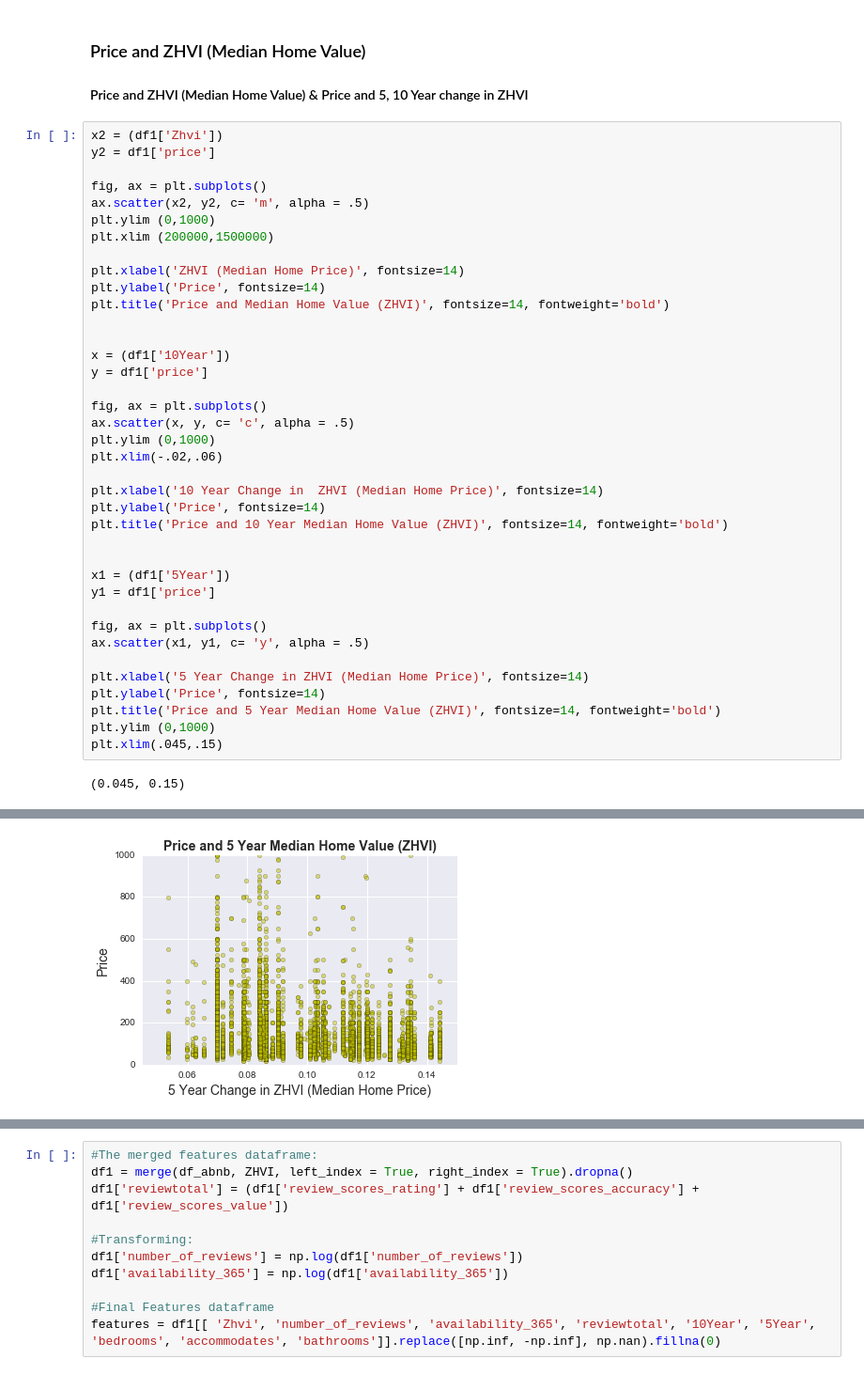
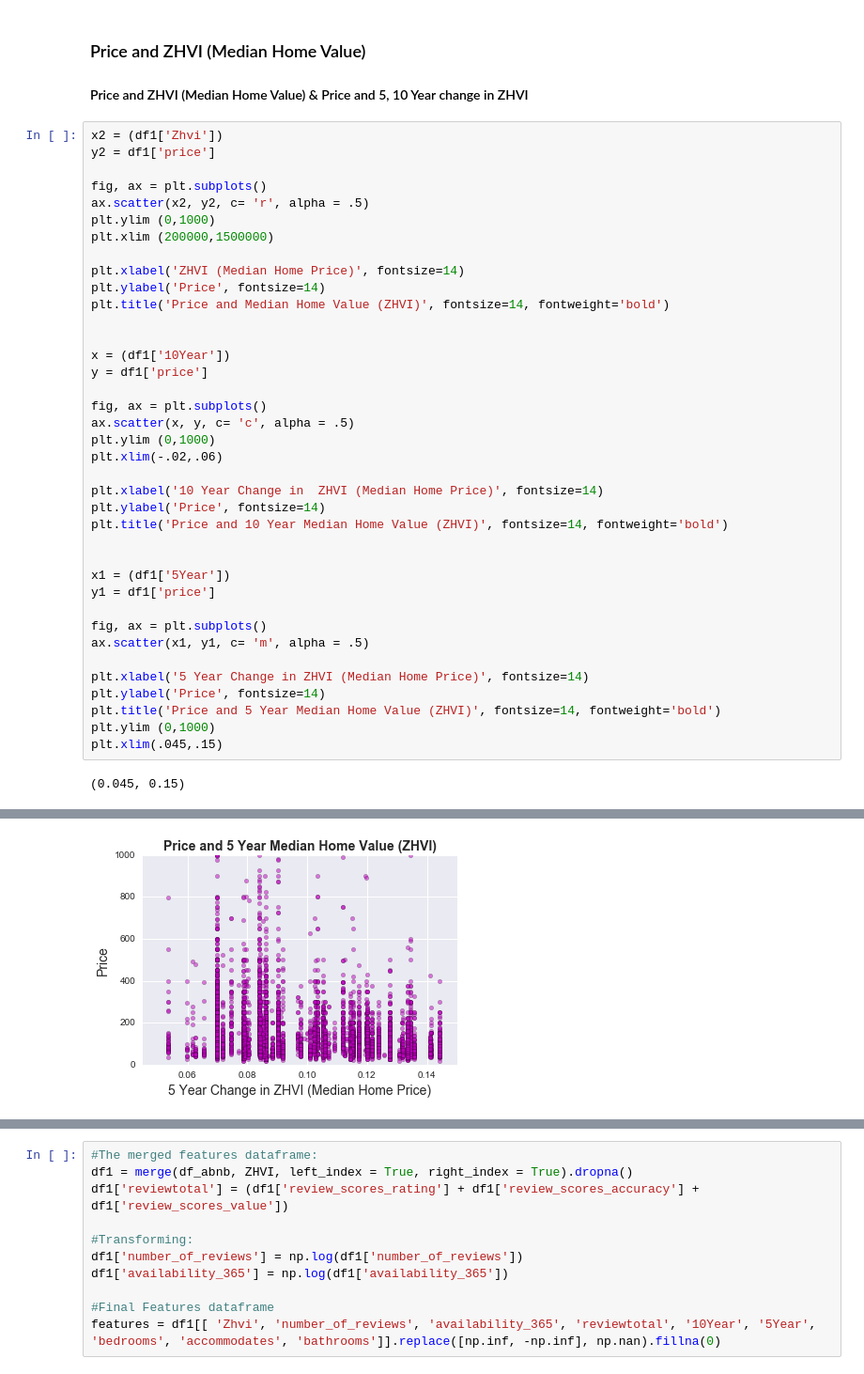
Before and after one commit to nsamrao/Springboard-Data-Science, a Jupyter notebook: Regression Model WIP_2.ipynb, the cells around one changed output, grey strips where cells are left out. Shown at 94% size. Drawn from its saved outputs; the diff is of its cells as text.

```diff
--- a/Regression Model WIP_2.ipynb
+++ b/Regression Model WIP_2.ipynb
@@ -144,7 +145,7 @@ x2 = (df1['Zhvi'])
 y2 = df1['price']
 
 fig, ax = plt.subplots()
-ax.scatter(x2, y2, c= 'm', alpha = .5)
+ax.scatter(x2, y2, c= 'r', alpha = .5)
 plt.ylim (0,1000)
 plt.xlim (200000,1500000)
 
@@ -170,7 +171,7 @@ x1 = (df1['5Year'])
 y1 = df1['price']
 
 fig, ax = plt.subplots()
-ax.scatter(x1, y1, c= 'y', alpha = .5)
+ax.scatter(x1, y1, c= 'm', alpha = .5)
 
 plt.xlabel('5 Year Change in ZHVI (Median Home Price)', fontsize=14)
 plt.ylabel('Price', fontsize=14)
@@ -183,5 +184,5 @@ plt.xlim(.045,.15)
 [figure]
-[figure, old version]
+[figure, new version]
 # %%
 x = (df1['reviewtotal'])
 y = df1['price']
```
Also changed, not shown: parts of 32 cells of this notebook, 1 other file.
